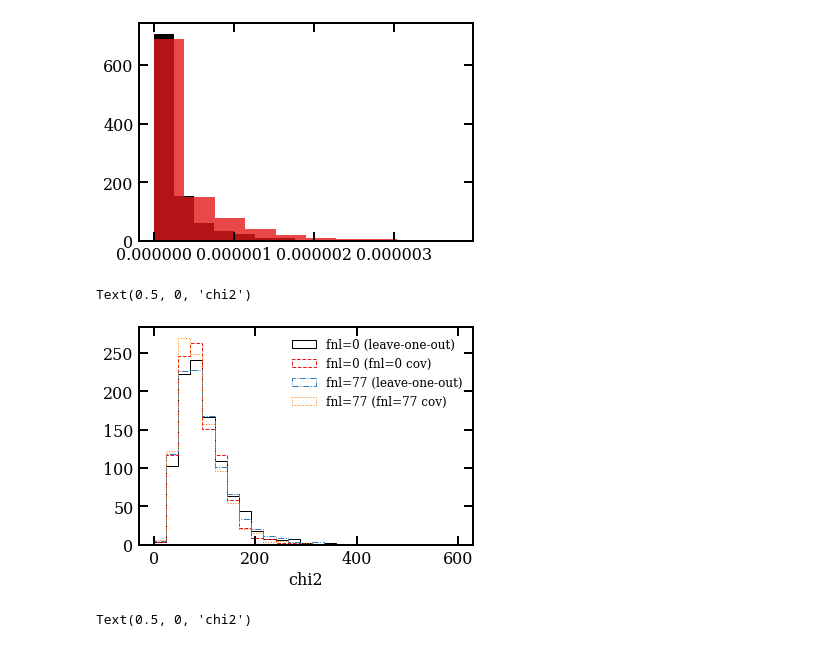
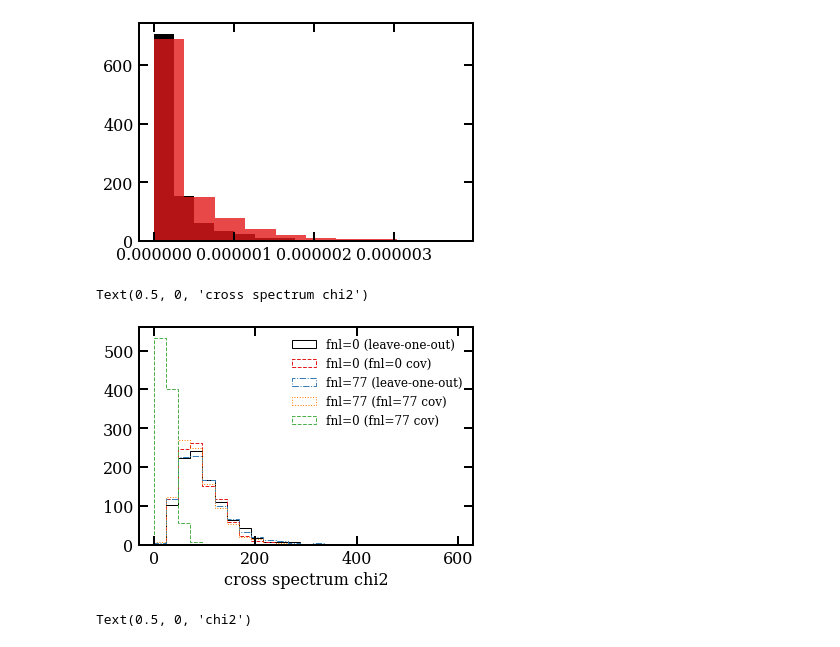
Before and after one commit to mehdirezaie/LSSutils, a Jupyter notebook: analysis/desi/notebooks/LognormalFlask.ipynb, the cells around one changed output. Saved outputs shown, nothing was run; the diff lists cells and outputs as text; code cells hidden in the pictures.

```diff
--- a/analysis/desi/notebooks/LognormalFlask.ipynb
+++ b/analysis/desi/notebooks/LognormalFlask.ipynb
@@ -522,6 +761,7 @@ chi2_null_ = md.ut.get_chi2pdf(err_null, invcov_=inv_cov[0])
 chi2_nullp = md.ut.get_chi2pdf(err_nullp)
 chi2_nullp_ = md.ut.get_chi2pdf(err_nullp, invcov_=inv_covp[0])
 chi2_nullpp = md.ut.get_chi2pdf(err_nullp, invcov_=inv_cov[0])
+chi2_null0 = md.ut.get_chi2pdf(err_null, invcov_=inv_covp[0])
 # %% [output]
 0/1000
 100/1000
@@ -553,15 +793,16 @@ plt.hist(err_nullp[:, 5], alpha=0.8)
 # %%
 kw = dict(histtype='step', bins=25, range=(0, 600))
 _ = plt.hist(chi2_null, label='fnl=0 (leave-one-out)', **kw)
 _ = plt.hist(chi2_null_,  label='fnl=0 (fnl=0 cov)', **kw)
 _ = plt.hist(chi2_nullp,  label='fnl=77 (leave-one-out)', **kw)
 _ = plt.hist(chi2_nullp_,  label='fnl=77 (fnl=77 cov)', **kw)
+_ = plt.hist(chi2_null0,  label='fnl=0 (fnl=77 cov)', **kw)
 plt.legend()
 # plt.yscale('log')
-plt.xlabel('chi2')
+plt.xlabel('cross spectrum chi2')
 # %% [output]
-Text(0.5, 0, 'chi2')
+Text(0.5, 0, 'cross spectrum chi2')
-[figure, old version]
+[figure, new version]
 # %%
 _ = plt.hist(chi2_nullpp, label='fnl=77 (fnl=0 cov)', bins=40)
 plt.legend()
```
Also changed, not shown: parts of 27 cells of this notebook.
